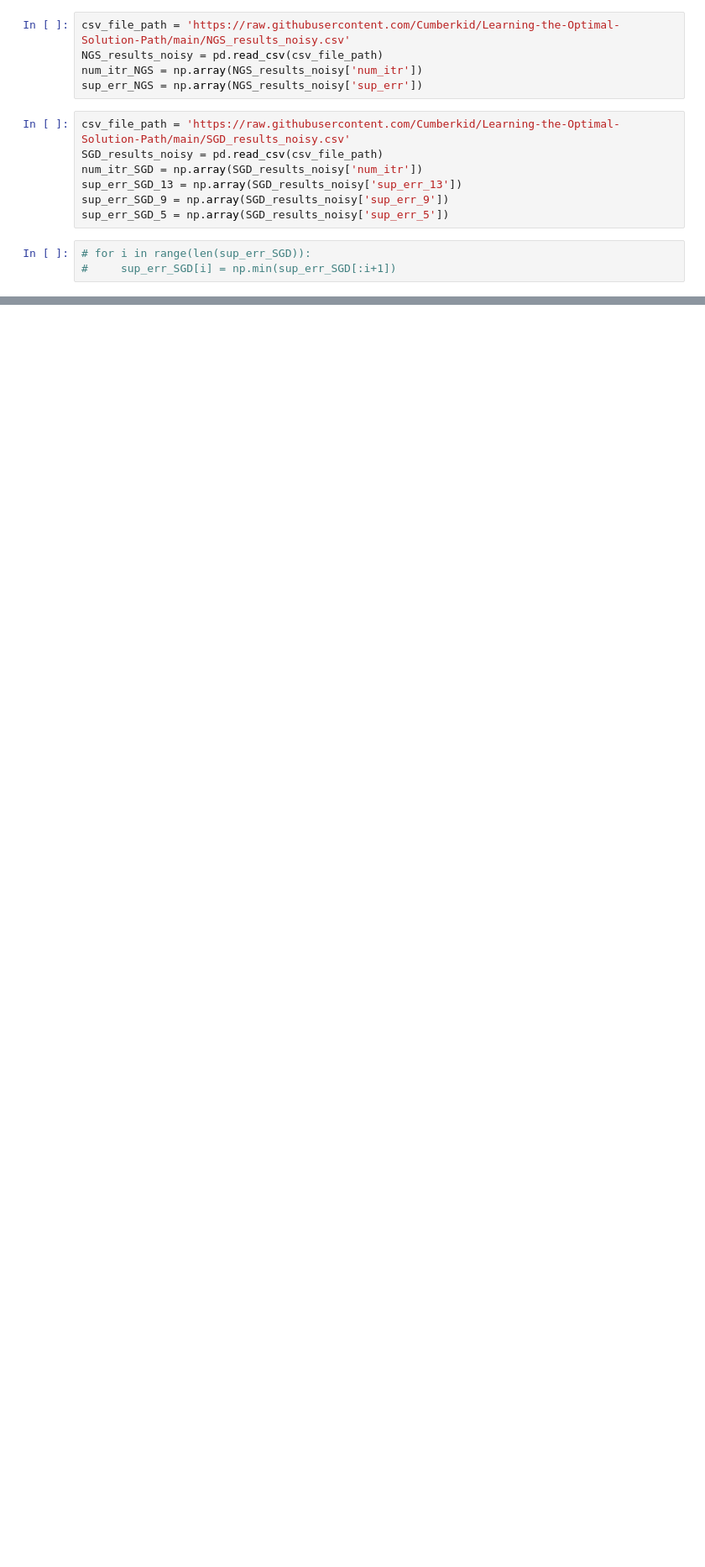
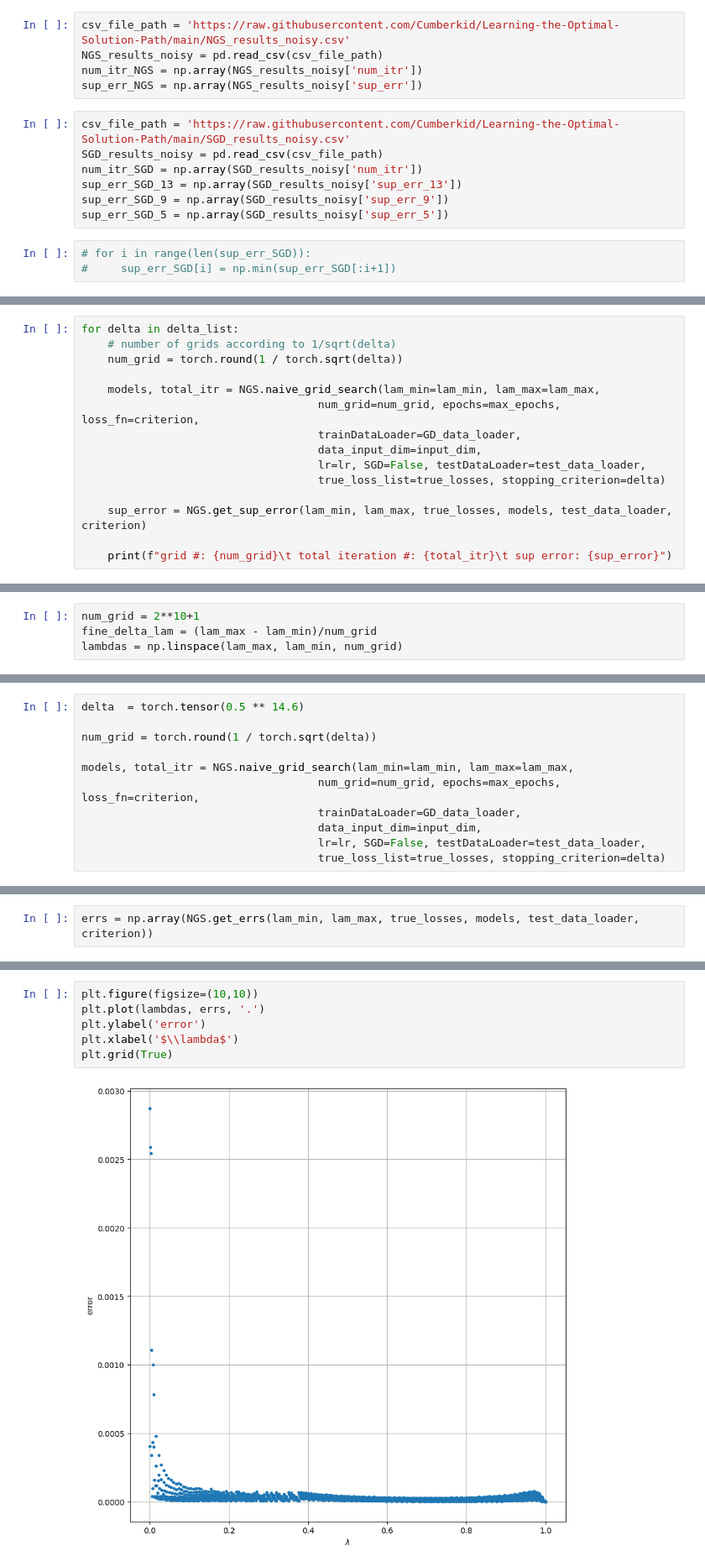
Before and after one commit to Cumberkid/Learning-the-Optimal-Solution-Path, a Jupyter notebook: Learning_the_Optimal_Solution_Path_vs_Naive_Grid_Search_using_PyTorch.ipynb, the cells around one changed output, grey strips where cells are left out. Shown at 84% size. Drawn from its saved outputs; the diff is of its cells as text; blank space fills up the shorter version.

```diff
--- a/Learning_the_Optimal_Solution_Path_vs_Naive_Grid_Search_using_PyTorch.ipynb
+++ b/Learning_the_Optimal_Solution_Path_vs_Naive_Grid_Search_using_PyTorch.ipynb
@@ -1494,0 +1542,15 @@ plt.grid(True)
+# %%
+for delta in delta_list:
+    # number of grids according to 1/sqrt(delta)
+    num_grid = torch.round(1 / torch.sqrt(delta))
+
+    models, total_itr = NGS.naive_grid_search(lam_min=lam_min, lam_max=lam_max,
+                                    num_grid=num_grid, epochs=max_epochs, loss_fn=criterion,
+                                    trainDataLoader=GD_data_loader,
+                                    data_input_dim=input_dim,
+                                    lr=lr, SGD=False, testDataLoader=test_data_loader,
+                                    true_loss_list=true_losses, stopping_criterion=delta)
+
+    sup_error = NGS.get_sup_error(lam_min, lam_max, true_losses, models, test_data_loader, criterion)
+
+    print(f"grid #: {num_grid}\t total iteration #: {total_itr}\t sup error: {sup_error}")
@@ -1494,0 +1581,4 @@ plt.grid(True)
+# %%
+num_grid = 2**10+1
+fine_delta_lam = (lam_max - lam_min)/num_grid
+lambdas = np.linspace(lam_max, lam_min, num_grid)
@@ -1494,0 +1609,11 @@ plt.grid(True)
+# %%
+delta  = torch.tensor(0.5 ** 14.6)
+
+num_grid = torch.round(1 / torch.sqrt(delta))
+
+models, total_itr = NGS.naive_grid_search(lam_min=lam_min, lam_max=lam_max,
+                                    num_grid=num_grid, epochs=max_epochs, loss_fn=criterion,
+                                    trainDataLoader=GD_data_loader,
+                                    data_input_dim=input_dim,
+                                    lr=lr, SGD=False, testDataLoader=test_data_loader,
+                                    true_loss_list=true_losses, stopping_criterion=delta)
@@ -1494,0 +1633,2 @@ plt.grid(True)
+# %%
+errs = np.array(NGS.get_errs(lam_min, lam_max, true_losses, models, test_data_loader, criterion))
@@ -1494,0 +1641,8 @@ plt.grid(True)
+# %%
+plt.figure(figsize=(10,10))
+plt.plot(lambdas, errs, '.')
+plt.ylabel('error')
+plt.xlabel('$\\lambda$')
+plt.grid(True)
+# %% [output]
+[figure, added]
```
Also changed, not shown: parts of 41 cells of this notebook.
